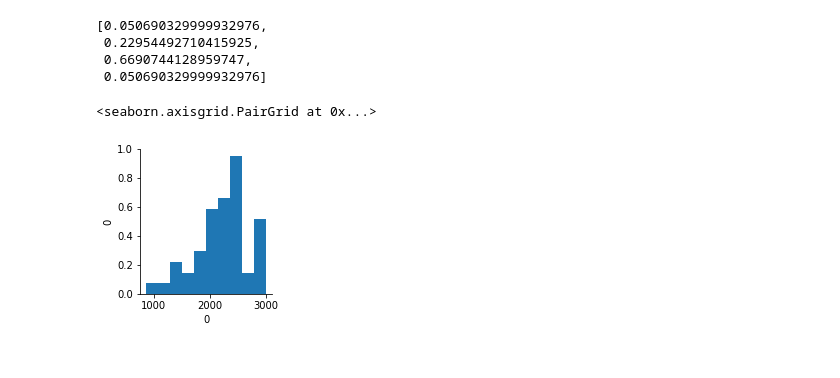
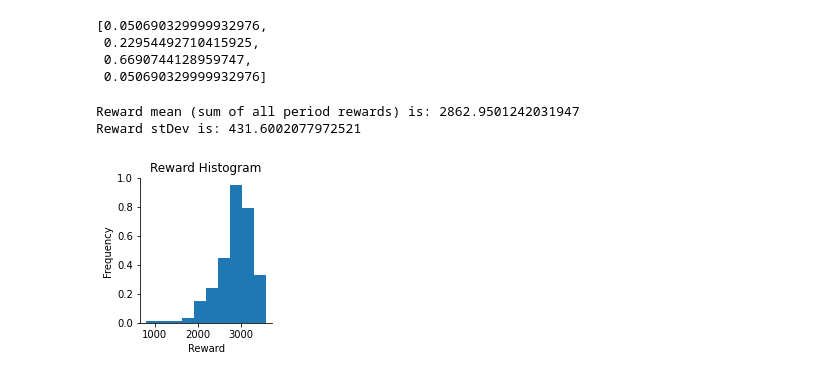
Before and after one commit to ConSeanway/BusinessGameRL, a Jupyter notebook: Demand_Prediction_RL_v3.ipynb, the cells around one changed output. Cells and saved outputs as stored; diff of their text form; code cells hidden in the pictures.

```diff
--- a/Demand_Prediction_RL_v3.ipynb
+++ b/Demand_Prediction_RL_v3.ipynb
@@ -391,8 +390,9 @@ game.weightedRank([70, 60, 15, 70])
 
 rewRecord = []
 
-dataPts = 50
+dataPts = 200
 prices = [[0 for x in range(4)] for y in range(dataPts)]
+qtyOrdered = [[0 for x in range(4)] for y in range(dataPts)]
 
 
 for i in range(dataPts):
@@ -405,6 +405,7 @@ for i in range(dataPts):
     action, _states = model.predict(obs)
 
     prices[i][counter] = action[0] * game.maxPrice
+    qtyOrdered[i][counter] = action[1] * game.capacity
 
     obs, rewards, dones, info = game.step(action)
     thisGameReward += rewards
@@ -414,12 +415,20 @@ for i in range(dataPts):
     counter += 1
   rewRecord.append(thisGameReward)
 prices = np.array(prices)
+qtyOrdered = np.array(qtyOrdered)
 # %%
 # Create a reward histogram
 
 import seaborn as sns
 import pandas as pd
-sns.pairplot(pd.DataFrame(rewRecord))
+
+print("Reward mean (sum of all period rewards) is: " + str(statistics.mean(rewRecord)))
+print("Reward stDev is: " + str(statistics.stdev(rewRecord)))
+
+ax = sns.pairplot(pd.DataFrame(rewRecord))
+ax.set(title="Reward Histogram", xlabel='Reward', ylabel='Frequency')
+plt.show()
 # %% [output]
-<seaborn.axisgrid.PairGrid at 0x...>
+Reward mean (sum of all period rewards) is: 2862.9501242031947
+Reward stDev is: 431.6002077972521
-[figure, old version]
+[figure, new version]
```
Also changed, not shown: parts of 13 cells of this notebook.
